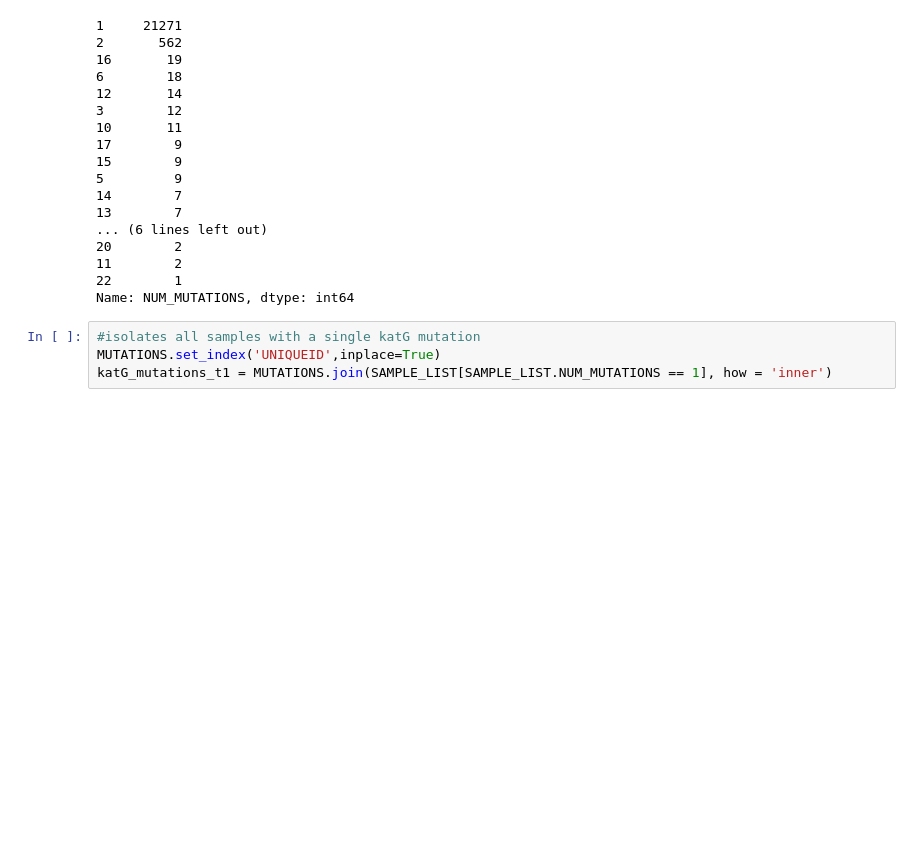
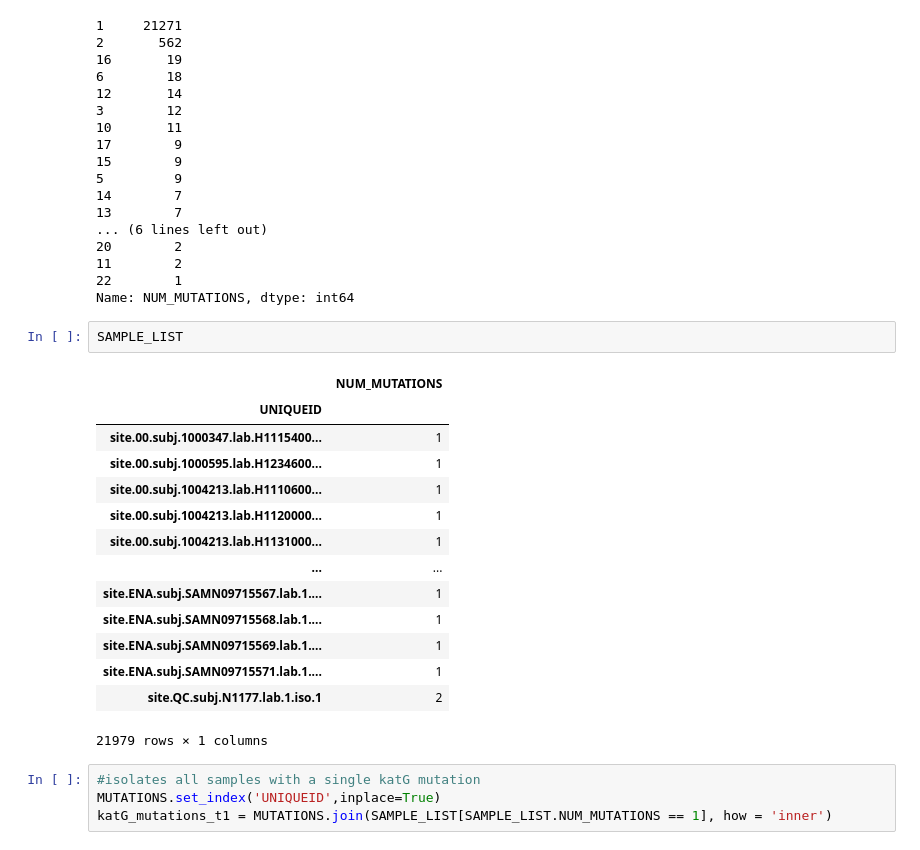
Before and after one commit to fowler-lab/Inh_resistance, a Jupyter notebook: CRyPTIC_KatG.ipynb, the cells around one changed output. Drawn from its saved outputs; the diff is of its cells as text; blank space fills up the shorter version.

```diff
--- a/CRyPTIC_KatG.ipynb
+++ b/CRyPTIC_KatG.ipynb
@@ -433,6 +425,23 @@ SAMPLE_LIST['NUM_MUTATIONS'].value_counts()
 11        2
 22        1
 Name: NUM_MUTATIONS, dtype: int64
+# %%
+SAMPLE_LIST
+# %% [output]
+|  | NUM_MUTATIONS |
+| UNIQUEID |  |
+| site.00.subj.1000347.lab.H1115400... | 1 |
+| site.00.subj.1000595.lab.H1234600... | 1 |
+| site.00.subj.1004213.lab.H1110600... | 1 |
+| site.00.subj.1004213.lab.H1120000... | 1 |
+| site.00.subj.1004213.lab.H1131000... | 1 |
+| ... | ... |
+| site.ENA.subj.SAMN09715567.lab.1.... | 1 |
+| site.ENA.subj.SAMN09715568.lab.1.... | 1 |
+| site.ENA.subj.SAMN09715569.lab.1.... | 1 |
+| site.ENA.subj.SAMN09715571.lab.1.... | 1 |
+| site.QC.subj.N1177.lab.1.iso.1 | 2 |
+21979 rows × 1 columns
 # %%
 #isolates all samples with a single katG mutation
 MUTATIONS.set_index('UNIQUEID',inplace=True)
```
Also changed, not shown: parts of 79 cells of this notebook.
